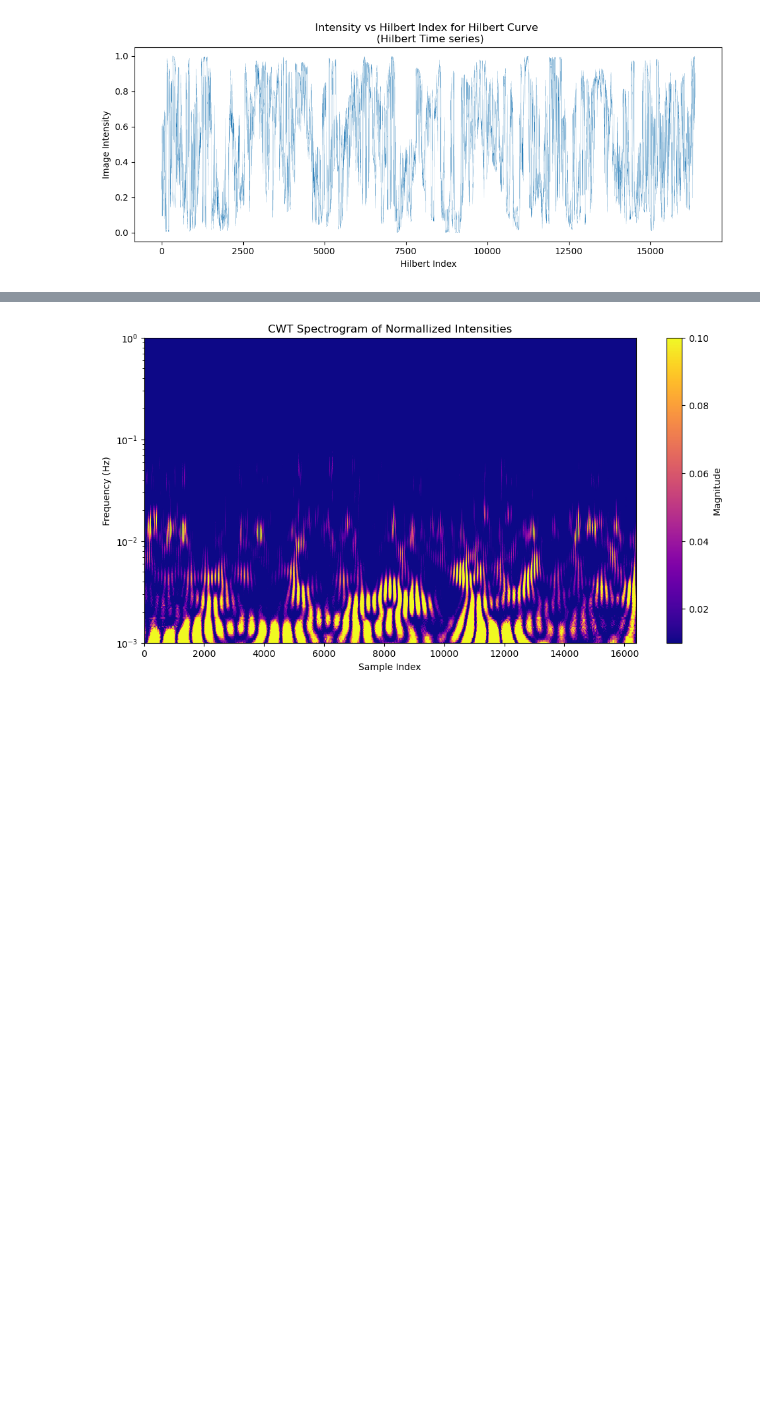
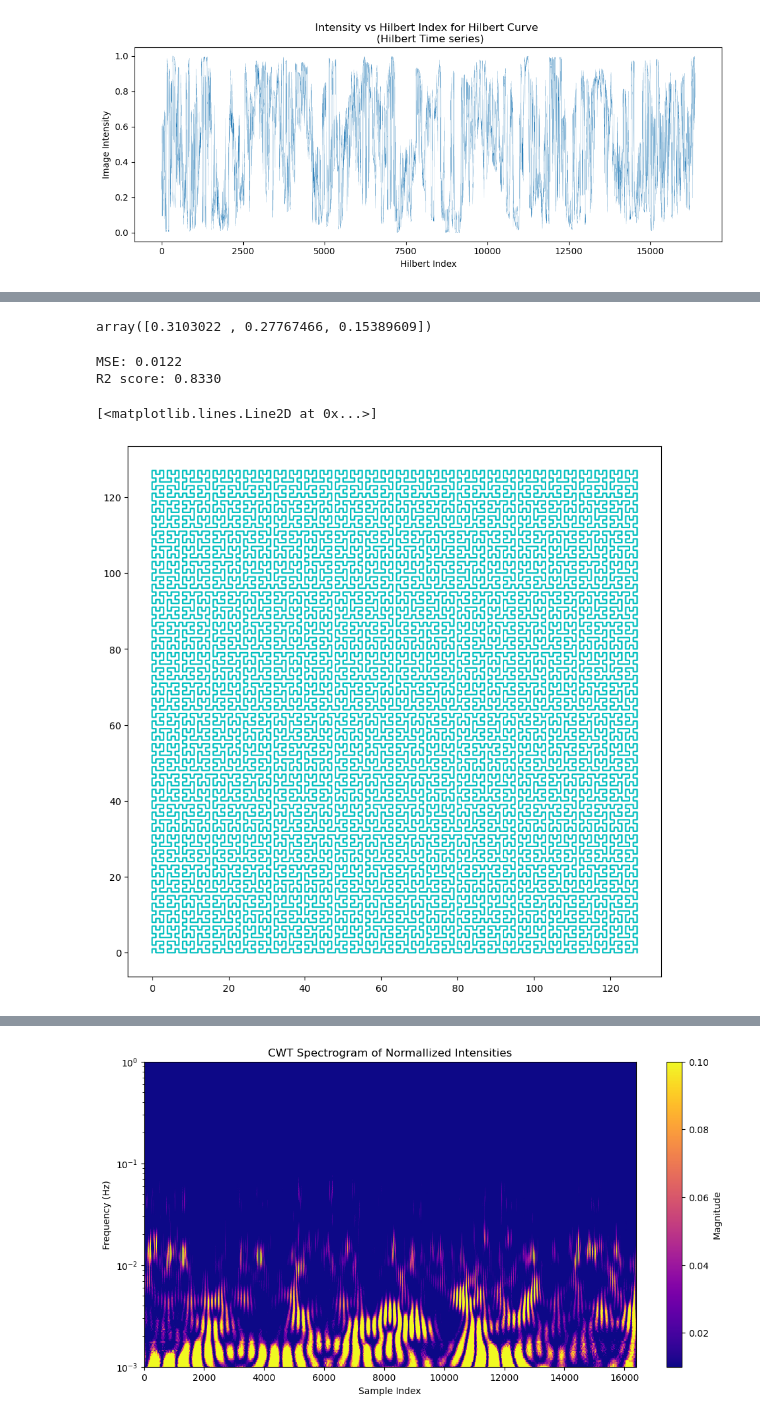
Before and after one commit to PSU-Geofluids-Lab/Texture_Generators, a Jupyter notebook: Testing_Hilbert_Time_Series_V3.ipynb, the cells around one changed output, grey strips where cells are left out. Saved outputs shown, nothing was run; the diff lists cells and outputs as text; code cells hidden in the pictures; blank space fills up the shorter version.

```diff
--- a/Testing_Hilbert_Time_Series_V3.ipynb
+++ b/Testing_Hilbert_Time_Series_V3.ipynb
@@ -45,0 +147,24 @@ Plotting Hilbert Curve with Hilbert Time Series
+# %%
+pca.explained_variance_ratio_
+# %% [output]
+array([0.3103022 , 0.27767466, 0.15389609])
+# %%
+from sklearn.metrics import mean_squared_error, r2_score
+pca = FastICA(n_components=10)
+pca_intensities = pca.fit_transform(intensities_matrix)
+
+mse = mean_squared_error(intensities_matrix, pca.inverse_transform(pca_intensities))
+r2 = r2_score(intensities_matrix, pca.inverse_transform(pca_intensities))
+print(f"MSE: {mse:.4f}")
+print(f"R2 score: {r2:.4f}")
+
+plt.show()
+# %% [output]
+MSE: 0.0122
+R2 score: 0.8330
+# %%
+plt.figure(figsize=(10,10))
+plt.plot(locs[:,0],locs[:,1],'c')
+# %% [output]
+[<matplotlib.lines.Line2D at 0x...>]
+[figure, added]
```
Also changed, not shown: parts of 4 cells of this notebook, 2 other files.
